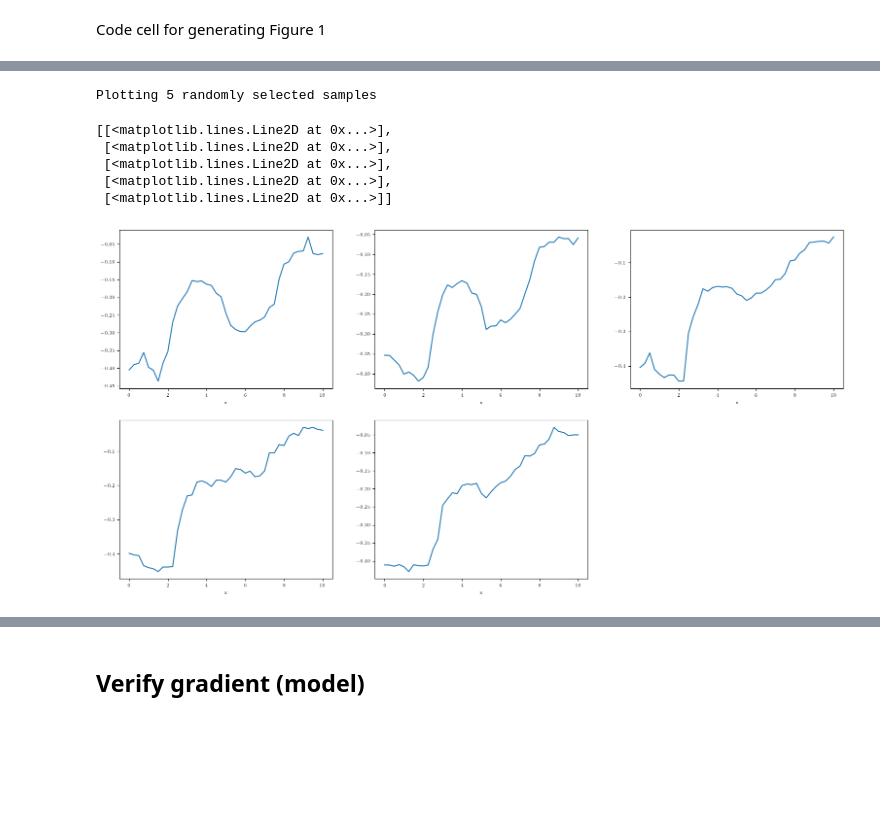
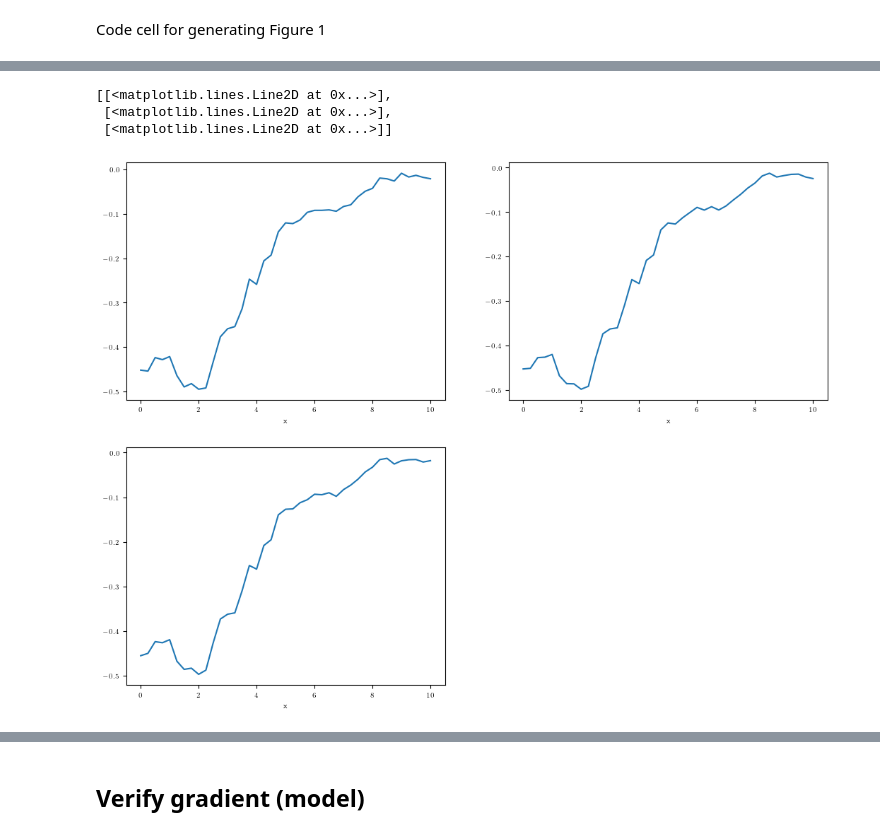
Before and after one commit to CUQI-DTU/Paper-Implicit, a Jupyter notebook: pde_myula/intro_example_Poisson.ipynb, the cells around one changed output, grey strips where cells are left out. Cells and saved outputs as stored; diff of their text form; code cells hidden in the pictures; blank space fills up the shorter version.

Commit message:
update results .. long run weight 80

```diff
--- a/pde_myula/intro_example_Poisson.ipynb
+++ b/pde_myula/intro_example_Poisson.ipynb
@@ -46,19 +46,21 @@ if model_type == 'convolution':
     max_depth = 5
     step_size = None
     remove_burnin = 0
+    apply_grid_search=False
     # initial point was zero
 
 if model_type == 'diffusion':
     np.random.seed(0)
     sampler_choice = "NUTS"
-    TV_weight =  100
-    TV_beta = 1e-4
+    TV_weight = 80 #40 #60
+    TV_beta = 1e-7
     plot_par = True
-    Ns = 1
-    Nb = 500
+    Ns = 1000
+    Nb = 20000
     max_depth = 3
     step_size = 0.1
-    remove_burnin = 200
+    remove_burnin = 15000
+    apply_grid_search=False
 # %%
 endpoint = 10 # domain length
 # f is sum of 3 exponentials at 1/4*endpoint and 1/2*endpoint and 3/4*endpoint
@@ -279,6 +281,6 @@ if prior_type == 'Gaussian':
     x = Gaussian(np.zeros(G_domain.par_dim), cov=cov_const*smprior.cov, geometry=G_domain)
 elif prior_type == 'TV':
     # CUQIpy user defined distribution
-    x = cuqi.distribution.UserDefinedDistribution(logpdf_func=TV_reg.eval_density,
-                                              gradient_func=TV_reg.eval_grad_density,
+    x = cuqi.distribution.UserDefinedDistribution(logpdf_func=tv_reg.eval_density,
+                                              gradient_func=tv_reg.eval_grad_density,
                                               dim=H.dim())
@@ -466,11 +473,12 @@ x0: ones vector
 # %%
-# plot all map points with labels
-style = ['-', '--', '-.', ':']*3
-starting_idx = 0
-for i, map_x in enumerate(map_list[starting_idx:12]):
-    map_x.plot(label='weight: '+str(weight_list[starting_idx+i])+' beta: '+str(beta_list[starting_idx+i]) + ' TVm: '+str(dl.assemble(TV_m_list[starting_idx+i]*dl.dx)), linestyle=style[i])
+if apply_grid_search:
+    # plot all map points with labels
+    style = ['-', '--', '-.', ':']*3
+    starting_idx = 0
+    for i, map_x in enumerate(map_list[starting_idx:12]):
+        map_x.plot(label='weight: '+str(weight_list[starting_idx+i])+' beta: '+str(beta_list[starting_idx+i]) + ' TVm: '+str(dl.assemble(TV_m_list[starting_idx+i]*dl.dx)), linestyle=style[i])
 
-x_true.plot(label='True', color='black')
-plt.ylim(-0.52, 0.1)
-# plot legend and put it outside the plot
-plt.legend(loc='center left', bbox_to_anchor=(1, 0.5))
+    x_true.plot(label='True', color='black')
+    plt.ylim(-0.52, 0.1)
+    # plot legend and put it outside the plot
+    plt.legend(loc='center left', bbox_to_anchor=(1, 0.5))
@@ -486,8 +491,8 @@ posterior = BP.posterior()
 
 #initial_point = np.zeros(G_domain.par_dim) # x_true.to_numpy()
 #initial_point = 0.5*map_x.to_numpy()
-#initial_point = map_x.to_numpy()
-initial_point = np.ones(G_domain.par_dim)*-0.25
+initial_point = map_x.to_numpy()
+#initial_point = np.ones(G_domain.par_dim)*-0.25
 
 #sampler = cuqi.experimental.mcmc.PCN(posterior, initial_point=initial_point, scale=0.05)#, max_depth=10, scale=0.005)
 
@@ -733,13 +738,10 @@ array([[<AxesSubplot: title={'center': 'v10'}>,
 # %%
-posterior_samples.plot()
+posterior_samples.plot([-1, -3, -5])
 # %% [output]
-Plotting 5 randomly selected samples
+[[<matplotlib.lines.Line2D at 0x...>],
+ [<matplotlib.lines.Line2D at 0x...>],
+ [<matplotlib.lines.Line2D at 0x...>]]
-[[<matplotlib.lines.Line2D at 0x...>],
- [<matplotlib.lines.Line2D at 0x...>],
- [<matplotlib.lines.Line2D at 0x...>],
- [<matplotlib.lines.Line2D at 0x...>],
- [<matplotlib.lines.Line2D at 0x...>]]
-[figure, old version]
+[figure, new version]
 # %%
 
 
```
Also changed, not shown: parts of 22 cells of this notebook.
